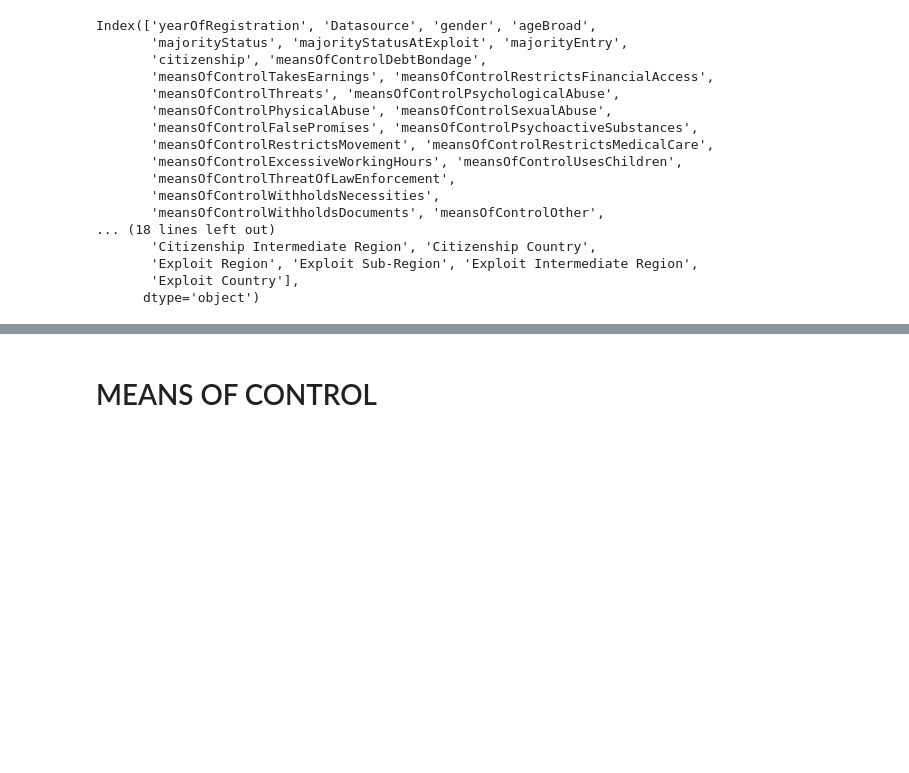
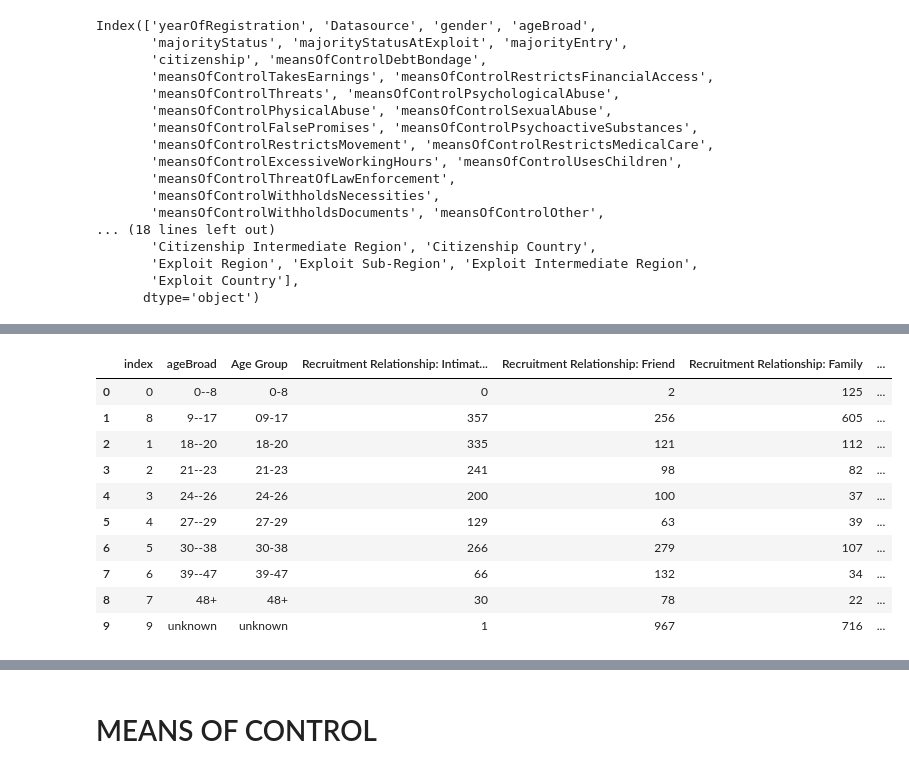
Before and after one commit to saronraut/Human-Trafficking-Awareness, a Jupyter notebook: saron_working_file/Saron-trafficking.ipynb, the cells around one changed output, grey strips where cells are left out. Saved outputs shown, nothing was run; the diff lists cells and outputs as text; code cells hidden in the pictures; blank space fills up the shorter version.

```diff
--- a/saron_working_file/Saron-trafficking.ipynb
+++ b/saron_working_file/Saron-trafficking.ipynb
@@ -177,0 +205,16 @@ rr_df
+# %%
+rr_df = rr_df.reset_index()
+rr_df = rr_df.sort_values(by=["Age Group"], ascending= True)
+rr_df
+# %% [output]
+|  | index | ageBroad | Age Group | Recruitment Relationship: Intimat... | Recruitment Relationship: Friend | Recruitment Relationship: Family | ... |
+| 0 | 0 | 0--8 | 0-8 | 0 | 2 | 125 | ... |
+| 1 | 8 | 9--17 | 09-17 | 357 | 256 | 605 | ... |
+| 2 | 1 | 18--20 | 18-20 | 335 | 121 | 112 | ... |
+| 3 | 2 | 21--23 | 21-23 | 241 | 98 | 82 | ... |
+| 4 | 3 | 24--26 | 24-26 | 200 | 100 | 37 | ... |
+| 5 | 4 | 27--29 | 27-29 | 129 | 63 | 39 | ... |
+| 6 | 5 | 30--38 | 30-38 | 266 | 279 | 107 | ... |
+| 7 | 6 | 39--47 | 39-47 | 66 | 132 | 34 | ... |
+| 8 | 7 | 48+ | 48+ | 30 | 78 | 22 | ... |
+| 9 | 9 | unknown | unknown | 1 | 967 | 716 | ... |
```
Also changed, not shown: parts of 15 cells of this notebook, 1 other file.
